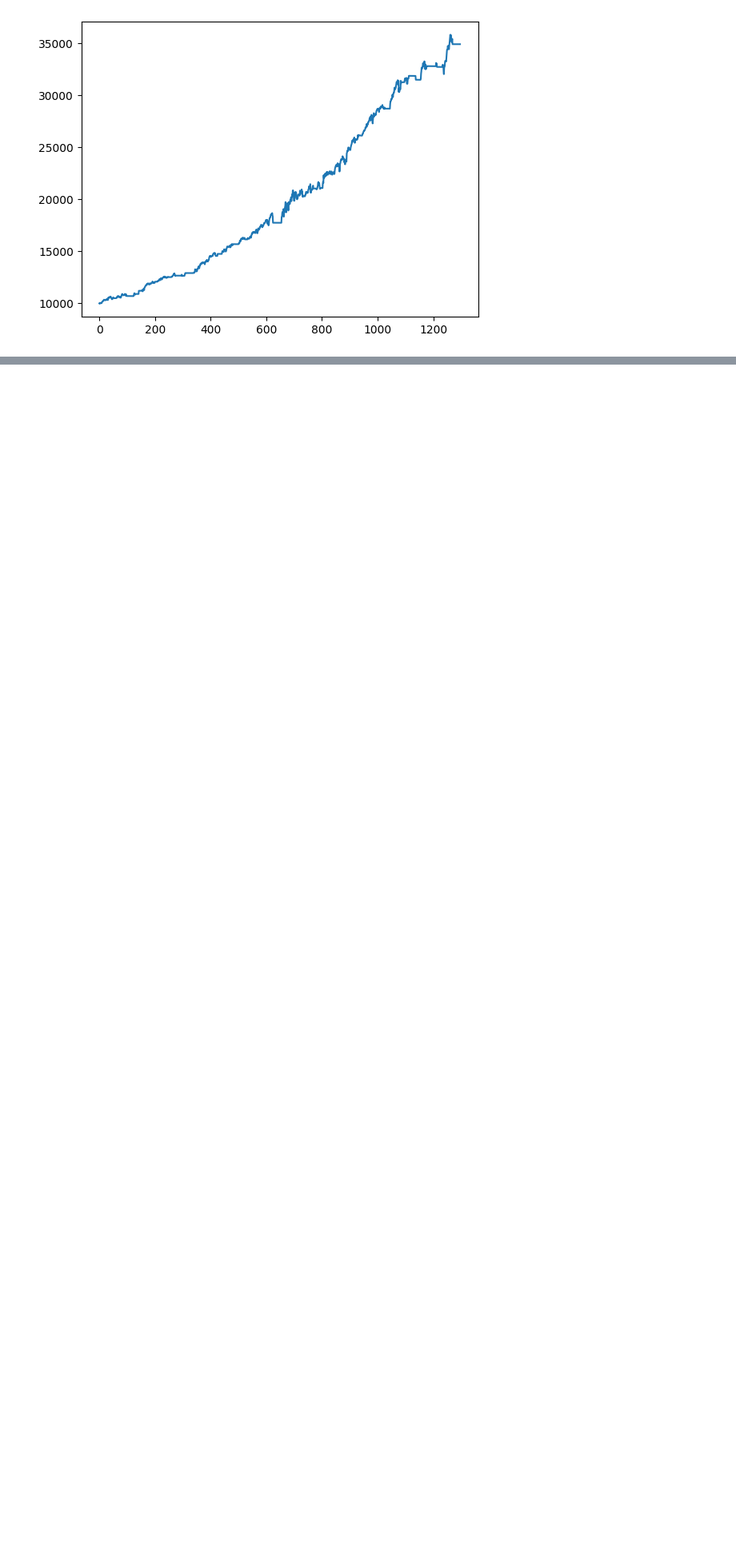
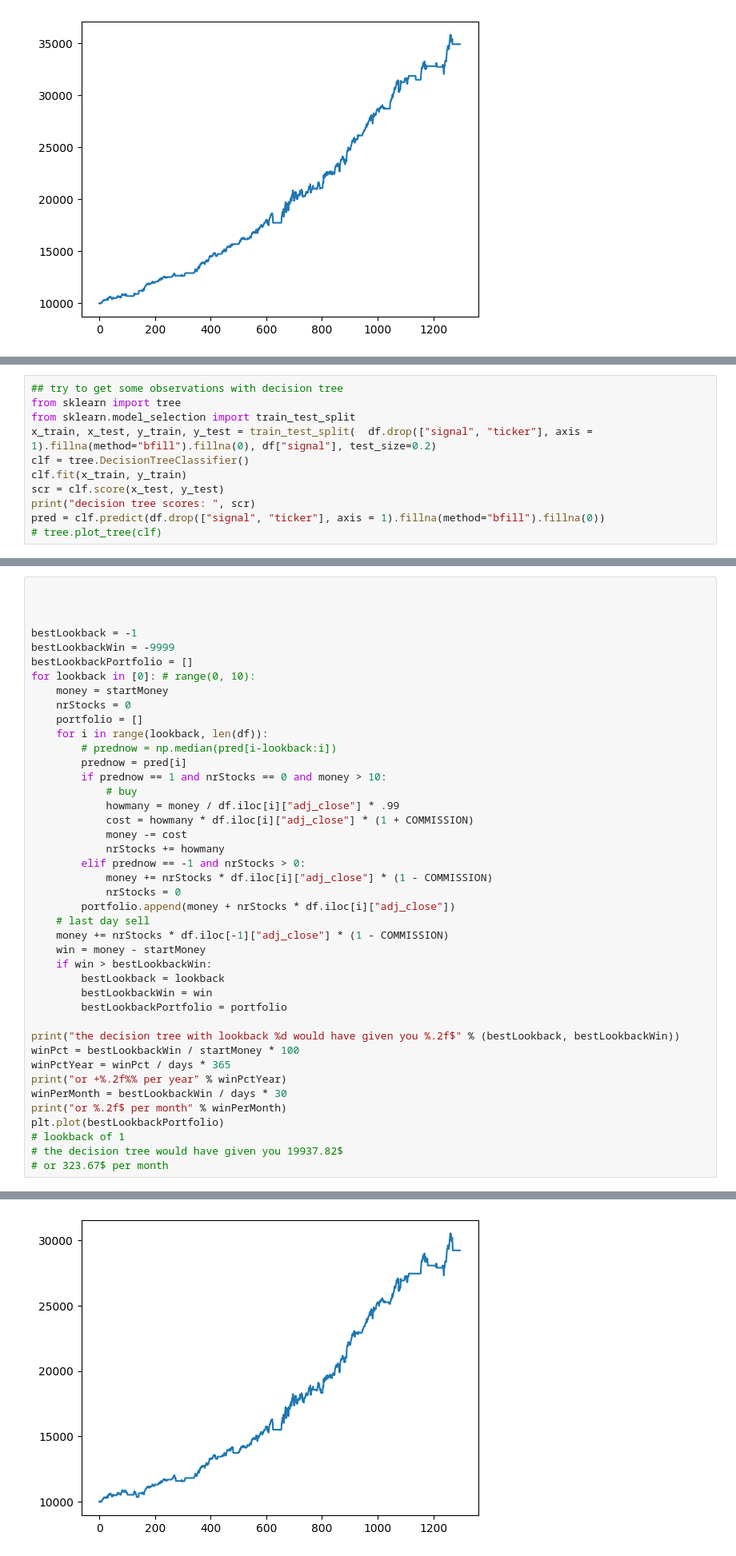
Before and after one commit to JustinGuese/tradingbot22-tradingbots, a Jupyter notebook: jupyternotebooks/correlations.ipynb, the cells around one changed output, grey strips where cells are left out. Shown at 80% size. Saved outputs shown, nothing was run; the diff lists cells and outputs as text; blank space fills up the shorter version.

Commit message:
decision tree

```diff
--- a/jupyternotebooks/correlations.ipynb
+++ b/jupyternotebooks/correlations.ipynb
@@ -90,0 +109,11 @@ or 404.46$ per month
+# %%
+## try to get some observations with decision tree
+from sklearn import tree
+from sklearn.model_selection import train_test_split
+x_train, x_test, y_train, y_test = train_test_split(  df.drop(["signal", "ticker"], axis = 1).fillna(method="bfill").fillna(0), df["signal"], test_size=0.2)
+clf = tree.DecisionTreeClassifier()
+clf.fit(x_train, y_train)
+scr = clf.score(x_test, y_test)
+print("decision tree scores: ", scr)
+pred = clf.predict(df.drop(["signal", "ticker"], axis = 1).fillna(method="bfill").fillna(0))
+# tree.plot_tree(clf)
@@ -90,0 +133,43 @@ or 404.46$ per month
+# %%
+
+
+
+bestLookback = -1
+bestLookbackWin = -9999
+bestLookbackPortfolio = []
+for lookback in [0]: # range(0, 10):
+    money = startMoney
+    nrStocks = 0
+    portfolio = []
+    for i in range(lookback, len(df)):
+        # prednow = np.median(pred[i-lookback:i])
+        prednow = pred[i]
+        if prednow == 1 and nrStocks == 0 and money > 10:
+            # buy
+            howmany = money / df.iloc[i]["adj_close"] * .99
+            cost = howmany * df.iloc[i]["adj_close"] * (1 + COMMISSION)
+            money -= cost
+            nrStocks += howmany
+        elif prednow == -1 and nrStocks > 0:
+            money += nrStocks * df.iloc[i]["adj_close"] * (1 - COMMISSION)
+            nrStocks = 0
+        portfolio.append(money + nrStocks * df.iloc[i]["adj_close"])
+    # last day sell
+    money += nrStocks * df.iloc[-1]["adj_close"] * (1 - COMMISSION)
+    win = money - startMoney
+    if win > bestLookbackWin:
+        bestLookback = lookback
+        bestLookbackWin = win
+        bestLookbackPortfolio = portfolio
+
+print("the decision tree with lookback %d would have given you %.2f$" % (bestLookback, bestLookbackWin))
+winPct = bestLookbackWin / startMoney * 100
+winPctYear = winPct / days * 365
+print("or +%.2f%% per year" % winPctYear)
+winPerMonth = bestLookbackWin / days * 30
+print("or %.2f$ per month" % winPerMonth)
+plt.plot(bestLookbackPortfolio)
+# lookback of 1
+# the decision tree would have given you 19937.82$
+# or 323.67$ per month
+# %% [output]
@@ -90,0 +180 @@ or 404.46$ per month
+[figure, added]
```
Also changed, not shown: parts of 8 cells of this notebook, 1 other file.
